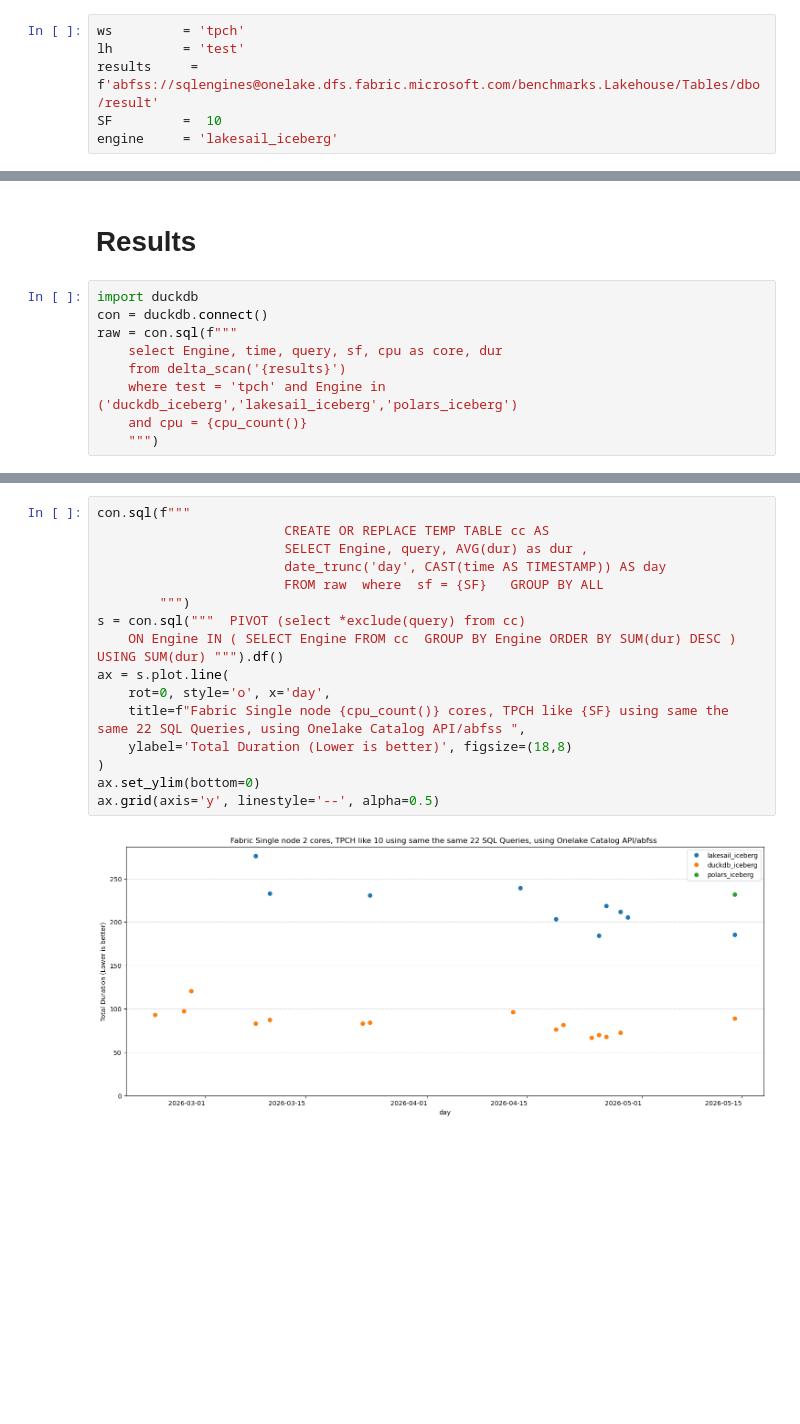
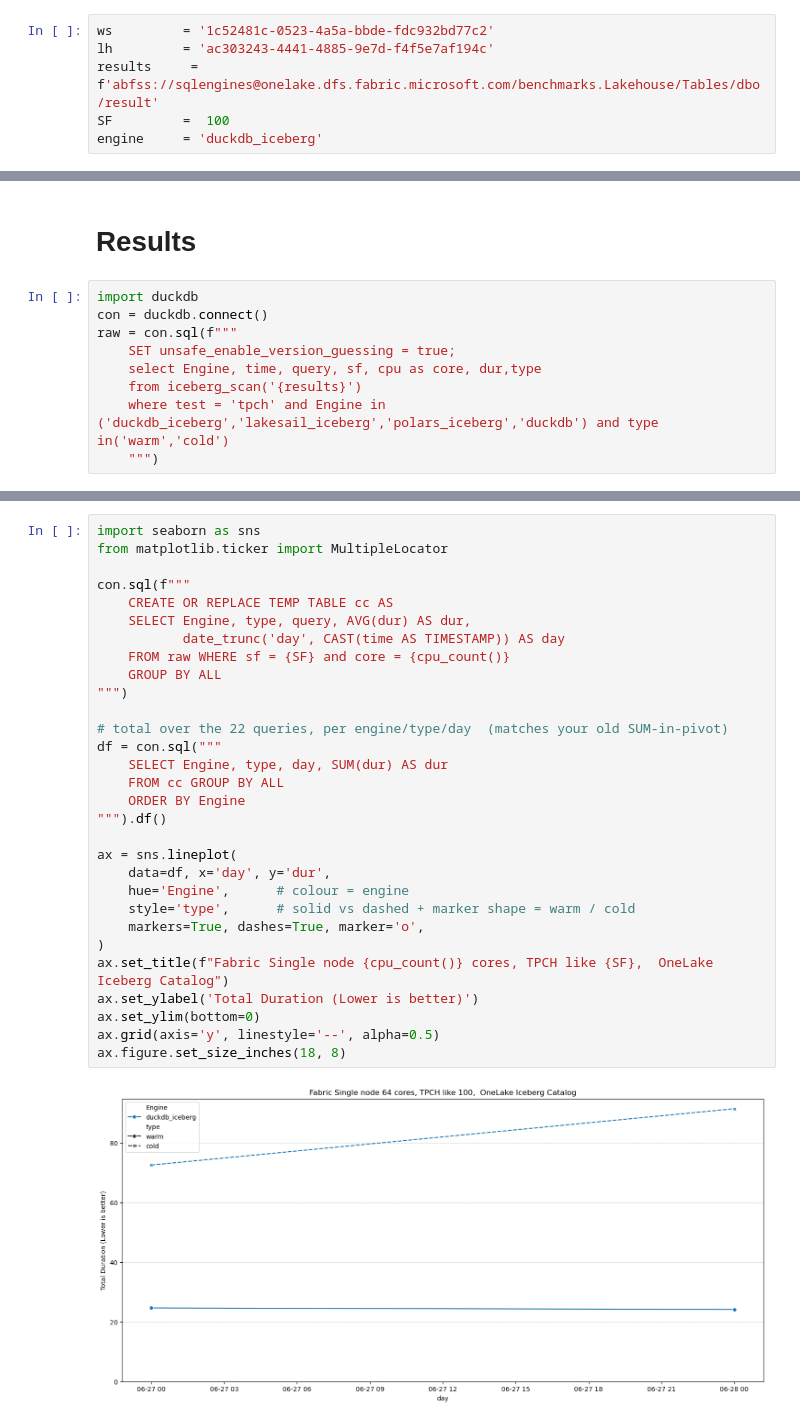
Before and after one commit to djouallah/Fabric_Notebooks_Demo, a Jupyter notebook: TableFormat/iceberg/Onelake_IRC/tpch_iceberg.ipynb, the cells around one changed output, grey strips where cells are left out. Drawn from its saved outputs; the diff is of its cells as text; blank space fills up the shorter version.

```diff
--- a/TableFormat/iceberg/Onelake_IRC/tpch_iceberg.ipynb
+++ b/TableFormat/iceberg/Onelake_IRC/tpch_iceberg.ipynb
@@ -11,11 +4,11 @@
 # %% [markdown]
 # Iceberg Read Support
 # %%
-ws         = 'tpch'
-lh         = 'test'
+ws         = '1c52481c-0523-4a5a-bbde-fdc932bd77c2'
+lh         = 'ac303243-4441-4885-9e7d-f4f5e7af194c'
 results     = f'abfss://sqlengines@onelake.dfs.fabric.microsoft.com/benchmarks.Lakehouse/Tables/dbo/result'
-SF         =  10
-engine     = 'lakesail_iceberg'
+SF         =  100
+engine     = 'duckdb_iceberg'
 # %%
 import json
 with open('/tmp/tpch_params.json', 'w') as f:
@@ -995,10 +1001,10 @@ write_deltalake(results, df1, mode="append")
 import duckdb
 con = duckdb.connect()
 raw = con.sql(f"""
-    select Engine, time, query, sf, cpu as core, dur
-    from delta_scan('{results}')
-    where test = 'tpch' and Engine in ('duckdb_iceberg','lakesail_iceberg','polars_iceberg')
-    and cpu = {cpu_count()}
+    SET unsafe_enable_version_guessing = true;
+    select Engine, time, query, sf, cpu as core, dur,type
+    from iceberg_scan('{results}')
+    where test = 'tpch' and Engine in ('duckdb_iceberg','lakesail_iceberg','polars_iceberg','duckdb') and type in('warm','cold')
     """)
 # %%
 con.sql(f"""            CREATE OR REPLACE TEMP TABLE cc AS
@@ -1020,21 +1026,35 @@ Matplotlib is building the font cache; this may take a moment.
 # %%
+import seaborn as sns
+from matplotlib.ticker import MultipleLocator
+
 con.sql(f"""
-                        CREATE OR REPLACE TEMP TABLE cc AS
-                        SELECT Engine, query, AVG(dur) as dur ,
-                        date_trunc('day', CAST(time AS TIMESTAMP)) AS day
-                        FROM raw  where  sf = {SF}   GROUP BY ALL
-        """)
-s = con.sql("""  PIVOT (select *exclude(query) from cc)
-    ON Engine IN ( SELECT Engine FROM cc  GROUP BY Engine ORDER BY SUM(dur) DESC ) USING SUM(dur) """).df()
-ax = s.plot.line(
-    rot=0, style='o', x='day',
-    title=f"Fabric Single node {cpu_count()} cores, TPCH like {SF} using same the same 22 SQL Queries, using Onelake Catalog API/abfss ",
-    ylabel='Total Duration (Lower is better)', figsize=(18,8)
+    CREATE OR REPLACE TEMP TABLE cc AS
+    SELECT Engine, type, query, AVG(dur) AS dur,
+           date_trunc('day', CAST(time AS TIMESTAMP)) AS day
+    FROM raw WHERE sf = {SF} and core = {cpu_count()}
+    GROUP BY ALL
+""")
+
+# total over the 22 queries, per engine/type/day  (matches your old SUM-in-pivot)
+df = con.sql("""
+    SELECT Engine, type, day, SUM(dur) AS dur
+    FROM cc GROUP BY ALL
+    ORDER BY Engine
+""").df()
+
+ax = sns.lineplot(
+    data=df, x='day', y='dur',
+    hue='Engine',      # colour = engine
+    style='type',      # solid vs dashed + marker shape = warm / cold
+    markers=True, dashes=True, marker='o',
 )
+ax.set_title(f"Fabric Single node {cpu_count()} cores, TPCH like {SF},  OneLake Iceberg Catalog")
+ax.set_ylabel('Total Duration (Lower is better)')
 ax.set_ylim(bottom=0)
 ax.grid(axis='y', linestyle='--', alpha=0.5)
+ax.figure.set_size_inches(18, 8)
 # %% [output]
-[figure, old version]
+[figure, new version]
 # %%
 con.sql(f"""
                         CREATE OR REPLACE TEMP TABLE cc AS
```
Also changed, not shown: parts of 14 cells of this notebook.
